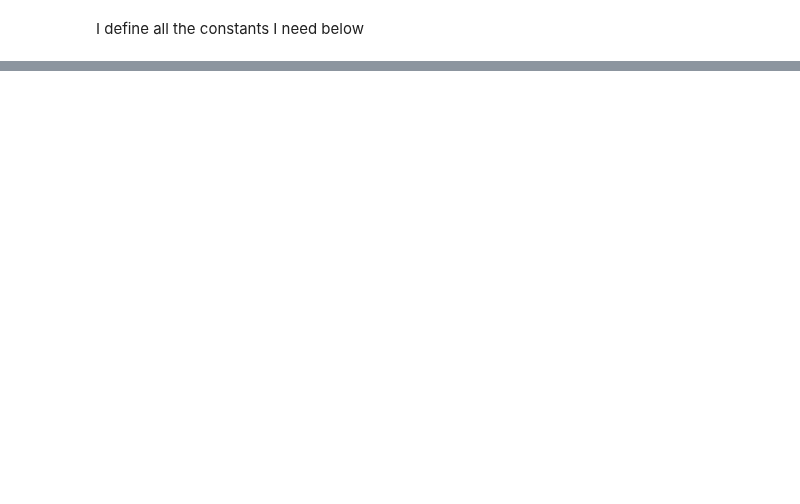
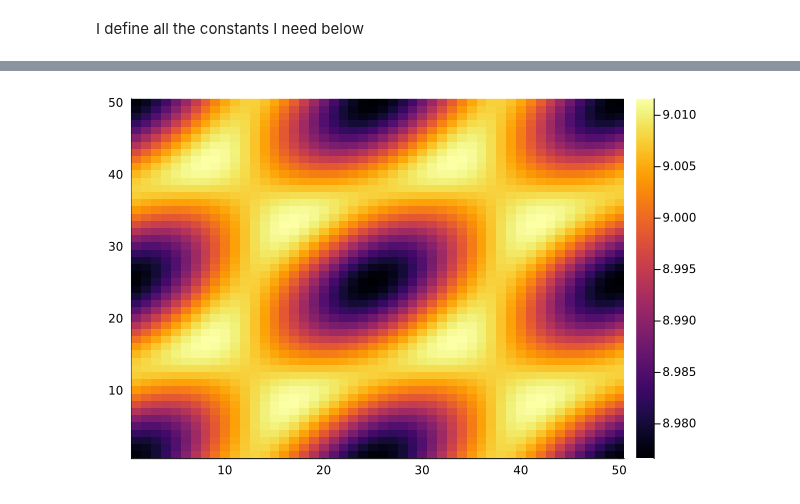
Before and after one commit to ttx002000/HF_Moire, a Jupyter notebook: primecode.ipynb, the cells around one changed output, grey strips where cells are left out. Cells and saved outputs as stored; diff of their text form; code cells hidden in the pictures; blank space fills up the shorter version.

```diff
--- a/primecode.ipynb
+++ b/primecode.ipynb
@@ -87,20 +2,0 @@ We set up the geometry below, the geometry is set up in the following manner. Gi
-# %%
-
-
-allowedq=Vector{Int64}[]
-for jb in 1:Ny, ja in 1:Nx
-push!(allowedq,[ja-1,jb-1])
-end
-
-
-eigenvalue_single=Vector{Float64}(undef,Nx*Ny)
-eigenvector_single=Matrix{ComplexF64}(undef,LL_num,Nx*Ny)
-for ja in 1:Nx*Ny
-
-    eigenvalue_single[ja]=0.5
-    eigenvector_single[:,ja]=[1.0]
-end
-
-
-println(eigenvalue_single)
-println(allowedq)
@@ -332,0 +136,52 @@ jldsave("landaulevel_4by6_spectrum.jld2",variable1=MB_spectrum)
+# %%
+input_DensityMatrix=[zeros(ComplexF64,dimension,dimension) for _ in 1:Nq^2]
+for ja in 1:Nq^2
+
+   input_DensityMatrix[ja]+=(single_eigenvector[ja][:,1]*(single_eigenvector[ja][:,1])')
+
+end
+
+
+N3=50
+single_xgrid=zeros(Float64,N3,N3)
+single_ygrid=zeros(Float64,N3,N3)
+single_zgrid=zeros(ComplexF64,N3,N3)
+Hartree_Density=zeros(ComplexF64,dimension,dimension)
+  for jk1 in 1:Nq^2
+   Hartree_Density+=input_DensityMatrix[jk1] .* transpose(overlapmatrix[jk1,:,jk1,:])
+  end
+
+for ja in 1:50, jb in 1:50
+  single_xgrid[ja,jb]=(ja/25*a1m[1]+jb/25*a2m[1])
+  single_ygrid[ja,jb]=(ja/25*a1m[2]+jb/25*a2m[2])
+  rvec=ja/25*a1m+jb/25*a2m
+  for jc in eachindex(wave), jd in eachindex(wave)
+    gvec=[T1 T2]*(wave[jc]-wave[jd])
+   single_zgrid[ja,jb]+=Hartree_Density[jc,jd]*exp(im*(gvec[1]*rvec[1]+gvec[2]*rvec[2]))
+  end
+
+end
+myplot=heatmap(real.(single_zgrid))
+display(myplot)
+
+
+
+
+
+
+#=for ja in 1:Nq^2
+  A=randn(ComplexF64,dimension,dimension)
+  input_DensityMatrix[ja]=0.9*input_DensityMatrix[ja]+(A+A')*0.001
+end
+=#
+
+
+#random_DensityMatrix=[zeros(ComplexF64,dimension,dimension) for _ in 1:Nq^2]
+##   filled=rand(1:dimension)
+  # random_DensityMatrix[ja][jb,jc]+=single_eigenvector[ja][:,filled]*(single_eigenvector[ja][:,filled])'
+
+#end
+
+#input_DensityMatrix=0.9*input_DensityMatrix+0.1*random_DensityMatrix
+# %% [output]
+[figure, added]
```
Also changed, not shown: parts of 39 cells of this notebook, 15 other files.
